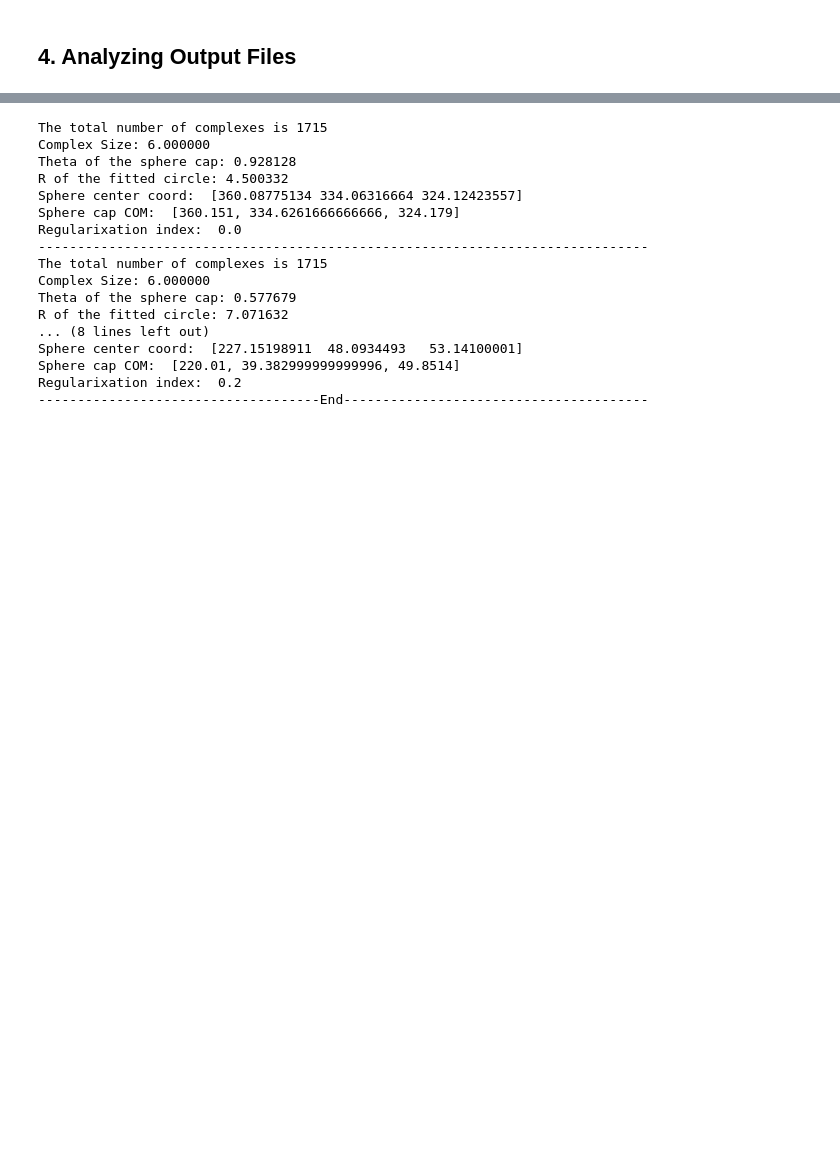
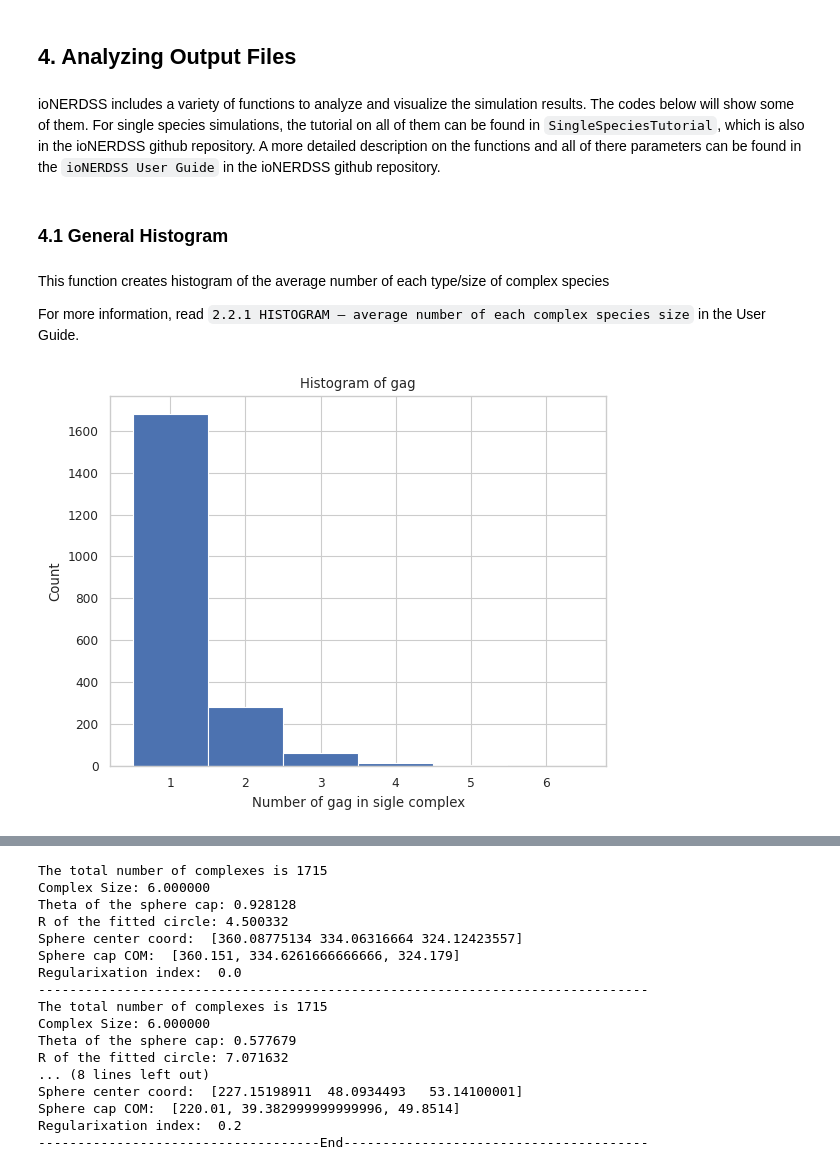
Before and after one commit to jonathanfischer97/ionerdss, a Jupyter notebook: Tutorial/SampleSimulationsTutorial/GagSphereTutorial/ioNERDSSTutorialGagSphere.ipynb, the cells around one changed output, grey strips where cells are left out. Cells and saved outputs as stored; diff of their text form; code cells hidden in the pictures; blank space fills up the shorter version.

```diff
--- a/Tutorial/SampleSimulationsTutorial/GagSphereTutorial/ioNERDSSTutorialGagSphere.ipynb
+++ b/Tutorial/SampleSimulationsTutorial/GagSphereTutorial/ioNERDSSTutorialGagSphere.ipynb
@@ -139,3 +146,20 @@ When the simulation concludes, several NERDSS outpus files and directories will
 Some of these files may not be generated based on different input parameters. For more information on these output files, please refer to the NERDSS user guide found in the NERDSS github repository.
 # %% [markdown]
 ## 4. Analyzing Output Files
+# %% [markdown]
+ioNERDSS includes a variety of functions to analyze and visualize the simulation results. The codes below will show some of them. For single species simulations, the tutorial on all of them can be found in `SingleSpeciesTutorial`, which is also in the ioNERDSS github repository. A more detailed description on the functions and all of there parameters can be found in the `ioNERDSS User Guide` in the ioNERDSS github repository.
+# %%
+import ioNERDSS as io
+# Create a single histogram object
+single_hist = io.SingleHistogram(FileName = "ReadyToGoOutputFiles/histogram_complexes_time.dat", FileNum = 1, InitialTime = 0.0, FinalTime = 0.02, SpeciesName = 'gag')
+# %% [markdown]
+### 4.1 General Histogram
+# %% [markdown]
+This function creates histogram of the average number of each type/size of complex species
+
+
+For more information, read ``2.2.1 HISTOGRAM – average number of each complex species size`` in the User Guide.
+# %%
+result = single_hist.hist_complex_count()
+# %% [output]
+[figure, added]
```
Also changed, not shown: parts of 11 cells of this notebook, 35 other files.
